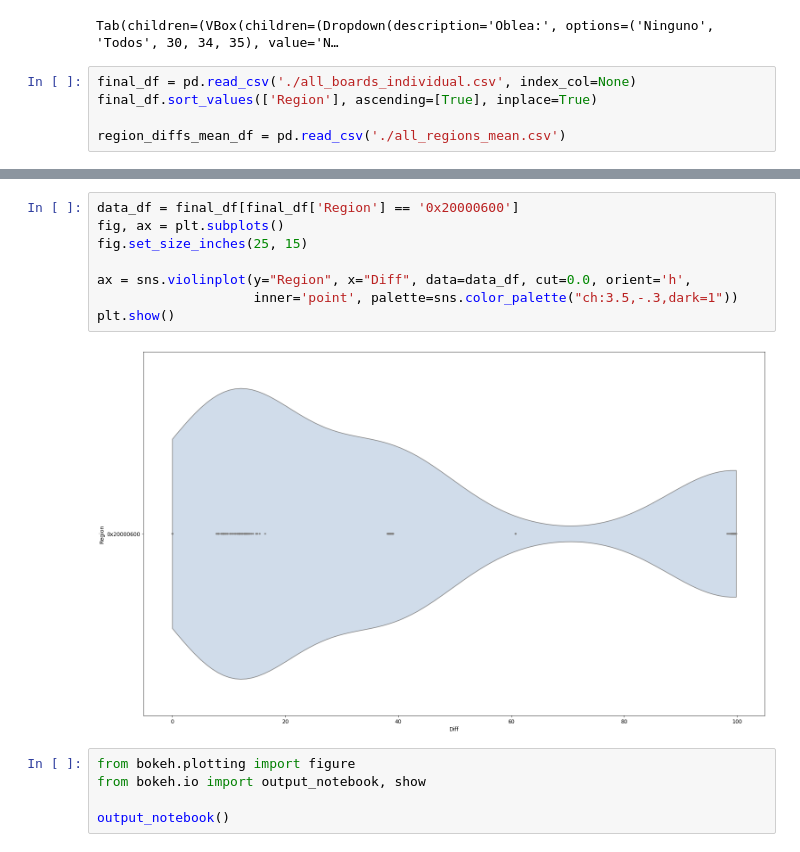
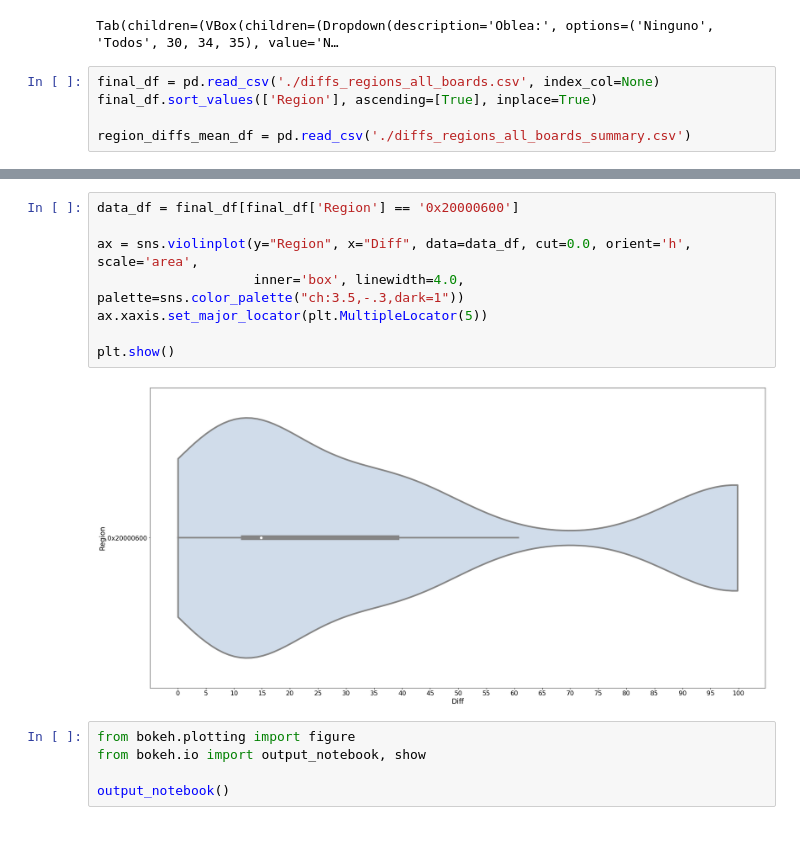
Before and after one commit to servinagrero/SRAM_PUF, a Jupyter notebook: util/Docker/jupyter/viewer.ipynb, the cells around one changed output, grey strips where cells are left out. Saved outputs shown, nothing was run; the diff lists cells and outputs as text.

Commit message:
Updated data analisis

```diff
--- a/util/Docker/jupyter/viewer.ipynb
+++ b/util/Docker/jupyter/viewer.ipynb
@@ -66,10 +66,10 @@ display(tab_boards_ids)
 # %% [output]
 Tab(children=(VBox(children=(Dropdown(description='Oblea:', options=('Ninguno', 'Todos', 30, 34, 35), value='N…
 # %%
-final_df = pd.read_csv('./all_boards_individual.csv', index_col=None)
+final_df = pd.read_csv('./diffs_regions_all_boards.csv', index_col=None)
 final_df.sort_values(['Region'], ascending=[True], inplace=True)
 
-region_diffs_mean_df = pd.read_csv('./all_regions_mean.csv')
+region_diffs_mean_df = pd.read_csv('./diffs_regions_all_boards_summary.csv')
 # %%
 dropdown_region = widgets.Dropdown(options=create_dropdown_values(final_df['Region']),
                                    description='Region:')
@@ -128,14 +133,14 @@ Dropdown(description='Region:', options=('Ninguno', 'Todos', '0x20000000', '0x20
 Tab(children=(Output(), Output(), Output()), _titles={'0': 'Diffs de regiones', '1': 'Distribucion', '2': 'Res…
 # %%
 data_df = final_df[final_df['Region'] == '0x20000600']
-fig, ax = plt.subplots()
-fig.set_size_inches(25, 15)
 
-ax = sns.violinplot(y="Region", x="Diff", data=data_df, cut=0.0, orient='h',
-                    inner='point', palette=sns.color_palette("ch:3.5,-.3,dark=1"))
+ax = sns.violinplot(y="Region", x="Diff", data=data_df, cut=0.0, orient='h', scale='area',
+                    inner='box', linewidth=4.0, palette=sns.color_palette("ch:3.5,-.3,dark=1"))
+ax.xaxis.set_major_locator(plt.MultipleLocator(5))
+
 plt.show()
 # %% [output]
-[figure, old version]
+[figure, new version]
 # %%
 from bokeh.plotting import figure
 from bokeh.io import output_notebook, show
```
Also changed, not shown: parts of 8 cells of this notebook, 15 other files.
